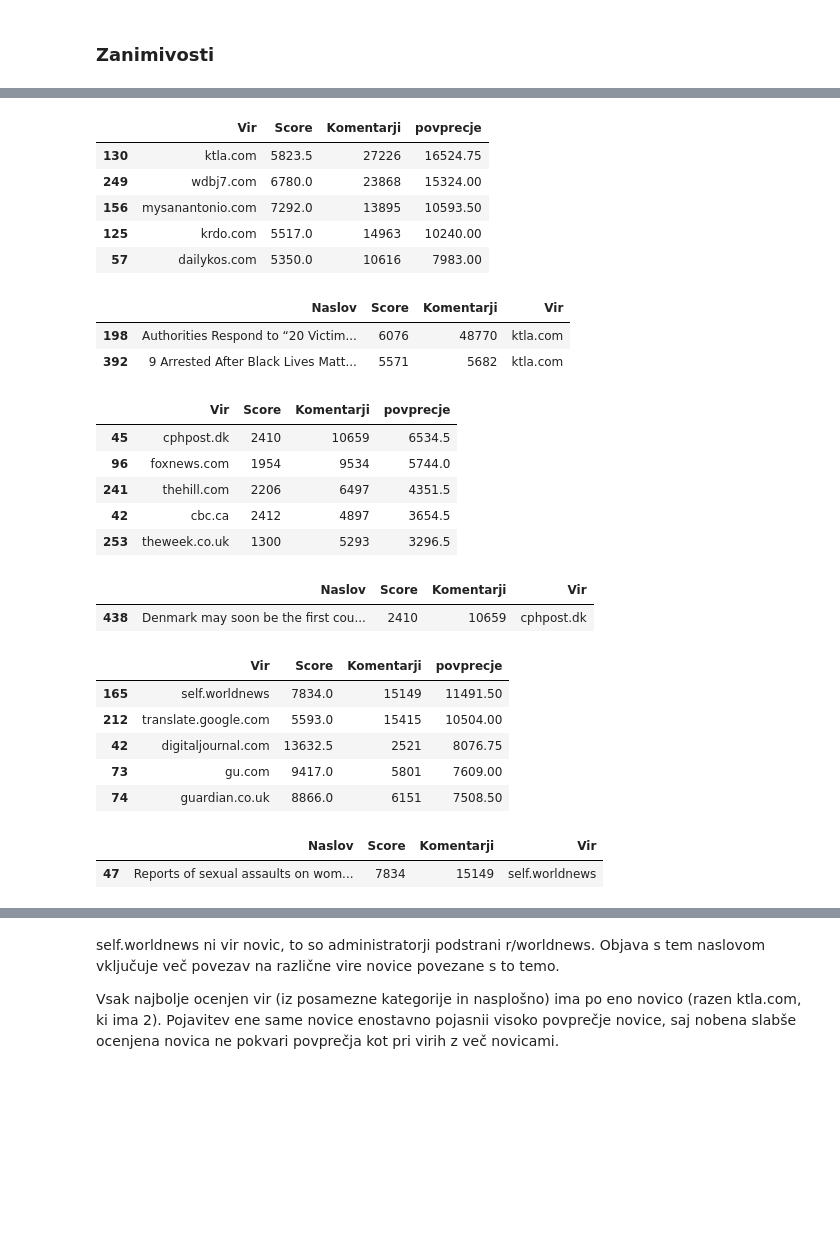
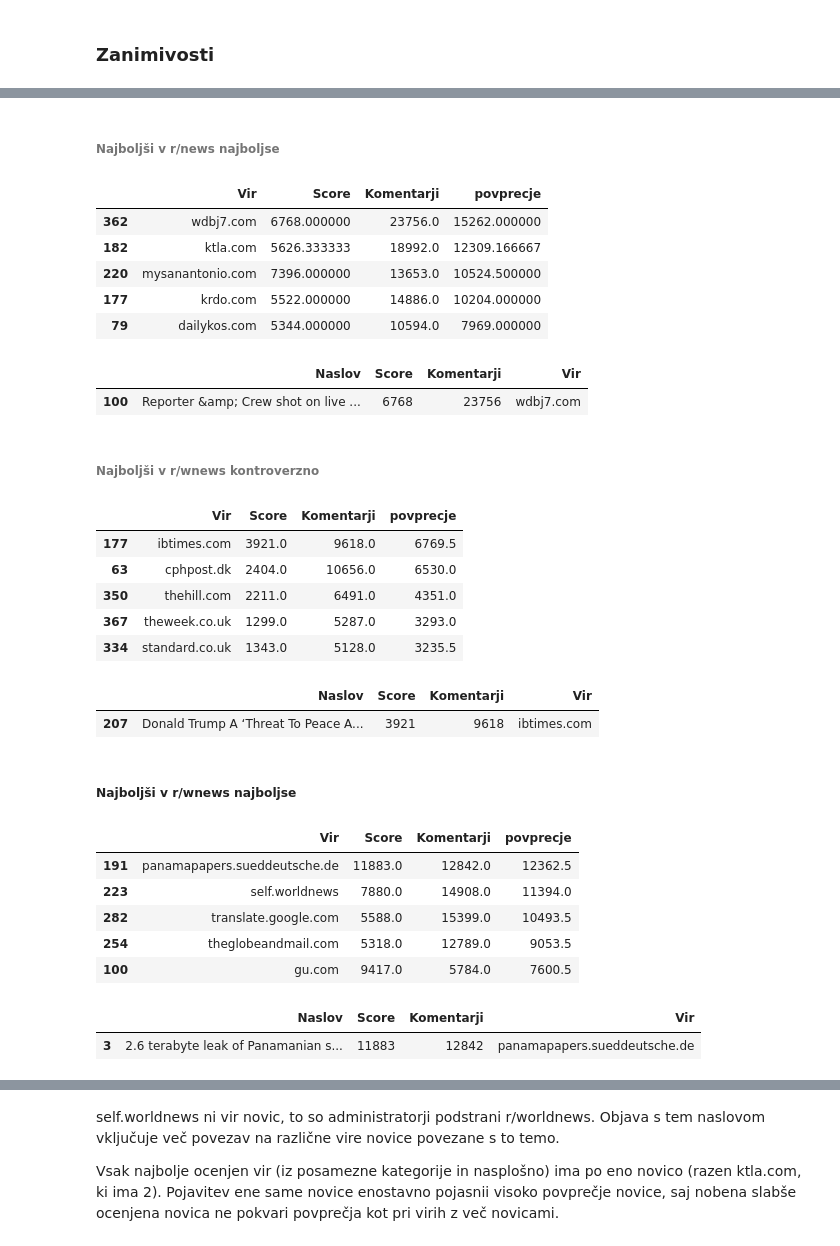
Before and after one commit to julijatominc/novice-Reddit, a Jupyter notebook: Analiza_novic.ipynb, the cells around one changed output, grey strips where cells are left out. Saved outputs shown, nothing was run; the diff lists cells and outputs as text; code cells hidden in the pictures; blank space fills up the shorter version.

```diff
--- a/Analiza_novic.ipynb
+++ b/Analiza_novic.ipynb
@@ -252,56 +304,64 @@ news_con[news_con['Vir']=='thelocal.dk']
+# %% [markdown]
+###### Najboljši v r/news najboljse
 # %%
-#najpopularnejsi v r/news najboljse
 viri_povprecje_top=news_top_viri.mean()
-viri_povprecje_top['povprecje']=((news_top_viri.mean().Score) + (news_top_viri.mean().Komentarji))/2
-viri_povprecje_top.sort_values(['povprecje'],ascending=False).head()
+viri_povprecje_top['povprecje']=viri_povprecje_top.iloc[:, 1:3].mean(axis=1)
+#5 Najboljših virov news_top
+naj5_news_top=viri_povprecje_top.sort_values(['povprecje'],ascending=False).head()
+naj5_news_top
 # %% [output]
 |  | Vir | Score | Komentarji | povprecje |
-| 130 | ktla.com | 5823.5 | 27226 | 16524.75 |
-| 249 | wdbj7.com | 6780.0 | 23868 | 15324.00 |
-| 156 | mysanantonio.com | 7292.0 | 13895 | 10593.50 |
-| 125 | krdo.com | 5517.0 | 14963 | 10240.00 |
-| 57 | dailykos.com | 5350.0 | 10616 | 7983.00 |
+| 362 | wdbj7.com | 6768.000000 | 23756.0 | 15262.000000 |
+| 182 | ktla.com | 5626.333333 | 18992.0 | 12309.166667 |
+| 220 | mysanantonio.com | 7396.000000 | 13653.0 | 10524.500000 |
+| 177 | krdo.com | 5522.000000 | 14886.0 | 10204.000000 |
+| 79 | dailykos.com | 5344.000000 | 10594.0 | 7969.000000 |
-# %%
-#Kakšne novice ima?
-news_top[news_top['Vir']=='ktla.com']
-# Zato to je zaslužna novica 198 z ogromno komentarji!
-# %% [output]
-|  | Naslov | Score | Komentarji | Vir |
-| 198 | Authorities Respond to “20 Victim... | 6076 | 48770 | ktla.com |
-| 392 | 9 Arrested After Black Lives Matt... | 5571 | 5682 | ktla.com |
+# %%
+#Kakšne novice ima?
+novice_vira(news_top,prvi_vir(naj5_news_top))
+#Novica o uboju novinarske ekipe pred kamero je sprožila ogromno debato. Ali je to tudi najboljkomentirana novica?
+# %% [output]
+|  | Naslov | Score | Komentarji | Vir |
+| 100 | Reporter &amp; Crew shot on live ... | 6768 | 23756 | wdbj7.com |
+# %% [markdown]
+###### Najboljši v r/wnews kontroverzno
 # %%
-#najpopularnejsi v r/wnews kontraverzno
 viri_povprecje_wcon=wnews_con_viri.mean()
-viri_povprecje_wcon['povprecje']=((wnews_con_viri.mean().Score) + (wnews_con_viri.mean().Komentarji))/2
-viri_povprecje_wcon.sort_values(['povprecje'],ascending=False).head()
+viri_povprecje_wcon['povprecje']=viri_povprecje_wcon.iloc[:, 1:3].mean(axis=1)
+#5 Najboljših
+naj5_wnews_con=viri_povprecje_wcon.sort_values(['povprecje'],ascending=False).head()
+naj5_wnews_con
 # %% [output]
 |  | Vir | Score | Komentarji | povprecje |
-| 45 | cphpost.dk | 2410 | 10659 | 6534.5 |
-| 96 | foxnews.com | 1954 | 9534 | 5744.0 |
-| 241 | thehill.com | 2206 | 6497 | 4351.5 |
-| 42 | cbc.ca | 2412 | 4897 | 3654.5 |
-| 253 | theweek.co.uk | 1300 | 5293 | 3296.5 |
+| 177 | ibtimes.com | 3921.0 | 9618.0 | 6769.5 |
+| 63 | cphpost.dk | 2404.0 | 10656.0 | 6530.0 |
+| 350 | thehill.com | 2211.0 | 6491.0 | 4351.0 |
+| 367 | theweek.co.uk | 1299.0 | 5287.0 | 3293.0 |
+| 334 | standard.co.uk | 1343.0 | 5128.0 | 3235.5 |
 # %%
 #Kakšne novice ima?
-wnews_con[wnews_con['Vir']=='cphpost.dk']
+novice_vira(wnews_con,prvi_vir(naj5_wnews_con,0))
 # %% [output]
 |  | Naslov | Score | Komentarji | Vir |
-| 438 | Denmark may soon be the first cou... | 2410 | 10659 | cphpost.dk |
+| 207 | Donald Trump A ‘Threat To Peace A... | 3921 | 9618 | ibtimes.com |
+# %% [markdown]
+##### Najboljši v r/wnews najboljse
 # %%
-#najpopularnejsi v r/wnews najboljse
 viri_povprecje_wtop=wnews_top_viri.mean()
-viri_povprecje_wtop['povprecje']=((wnews_top_viri.mean().Score) + (wnews_top_viri.mean().Komentarji))/2
-viri_povprecje_wtop.sort_values(['povprecje'],ascending=False).head()
+viri_povprecje_wtop['povprecje']=viri_povprecje_wtop.iloc[:, 1:3].mean(axis=1)
+# Najboljših 5
+naj5_wnews_top=viri_povprecje_wtop.sort_values(['povprecje'],ascending=False).head()
+naj5_wnews_top
 # %% [output]
 |  | Vir | Score | Komentarji | povprecje |
-| 165 | self.worldnews | 7834.0 | 15149 | 11491.50 |
-| 212 | translate.google.com | 5593.0 | 15415 | 10504.00 |
-| 42 | digitaljournal.com | 13632.5 | 2521 | 8076.75 |
-| 73 | gu.com | 9417.0 | 5801 | 7609.00 |
-| 74 | guardian.co.uk | 8866.0 | 6151 | 7508.50 |
+| 191 | panamapapers.sueddeutsche.de | 11883.0 | 12842.0 | 12362.5 |
+| 223 | self.worldnews | 7880.0 | 14908.0 | 11394.0 |
+| 282 | translate.google.com | 5588.0 | 15399.0 | 10493.5 |
+| 254 | theglobeandmail.com | 5318.0 | 12789.0 | 9053.5 |
+| 100 | gu.com | 9417.0 | 5784.0 | 7600.5 |
 # %%
 #Kakšne novice ima?
-wnews_top[wnews_top['Vir']=='self.worldnews']
+novice_vira(wnews_top,prvi_vir(naj5_wnews_top,0))
 # %% [output]
 |  | Naslov | Score | Komentarji | Vir |
-| 47 | Reports of sexual assaults on wom... | 7834 | 15149 | self.worldnews |
+| 3 | 2.6 terabyte leak of Panamanian s... | 11883 | 12842 | panamapapers.sueddeutsche.de |
```
Also changed, not shown: parts of 89 cells of this notebook, 5 other files.
